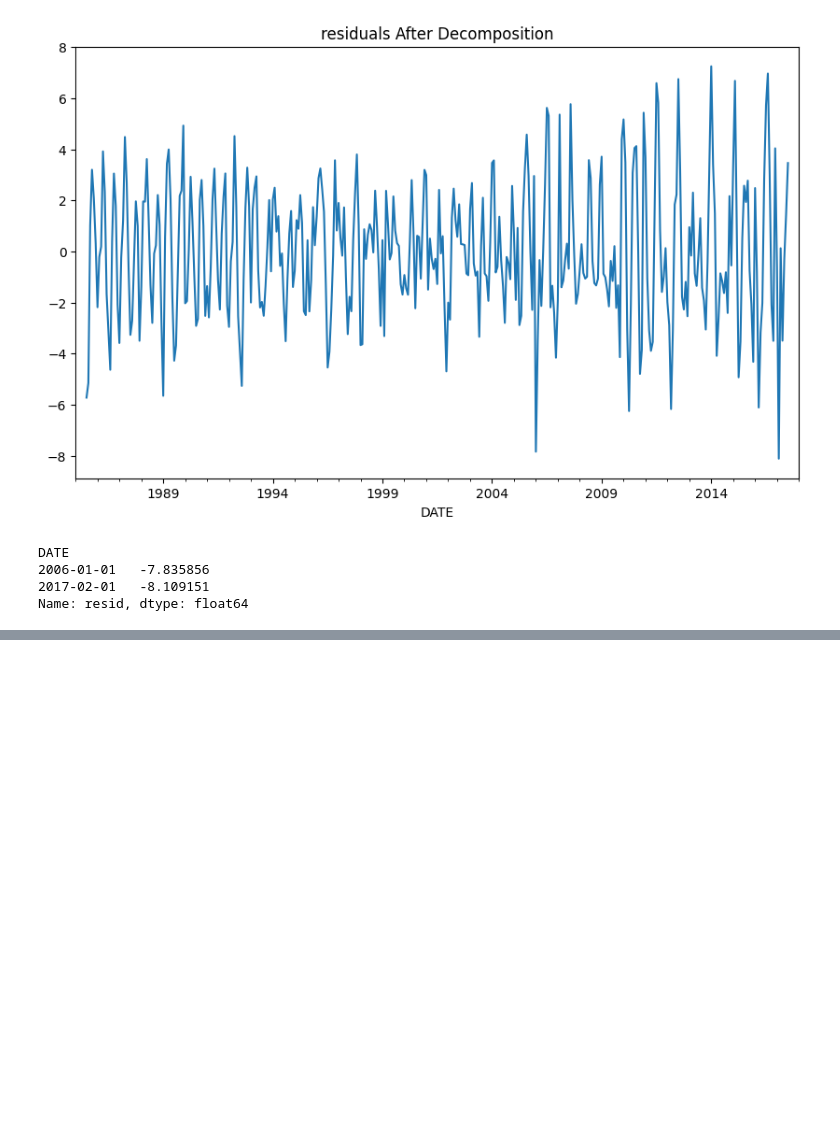
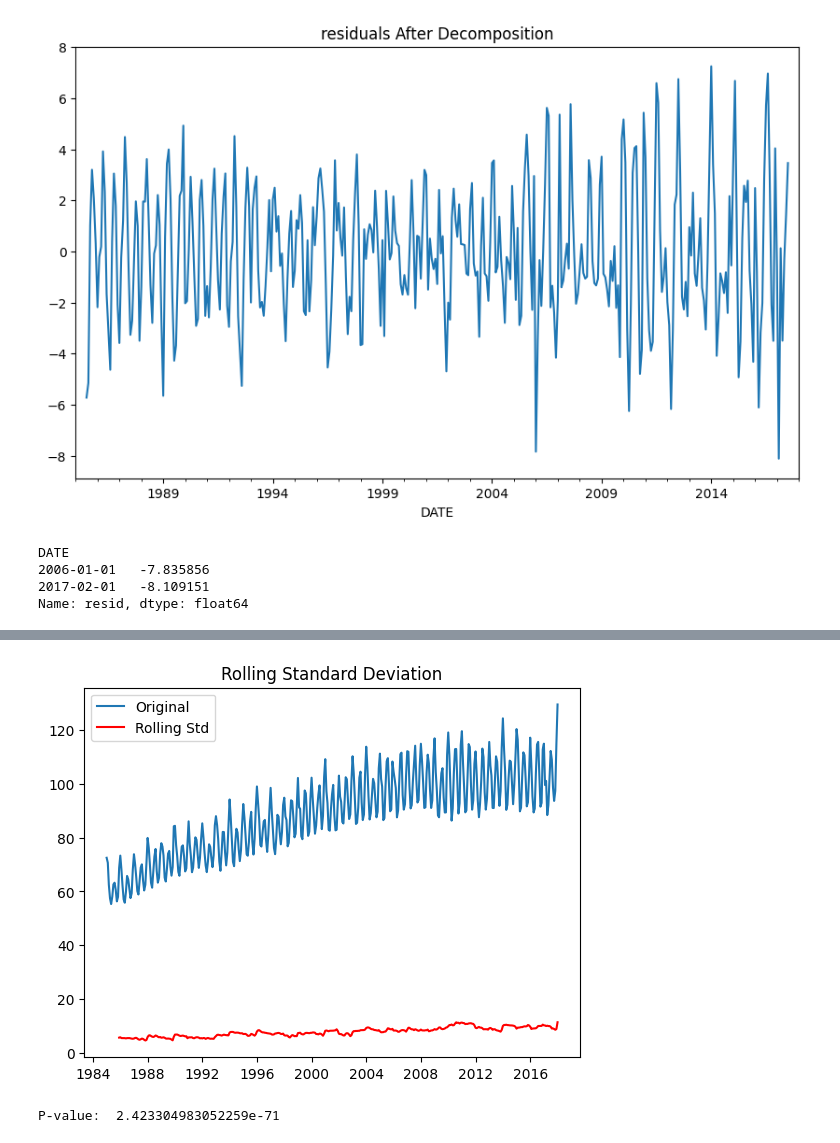
Before and after one commit to injilashah/TSD, a Jupyter notebook: starter_pack.ipynb, the cells around one changed output, grey strips where cells are left out. Drawn from its saved outputs; the diff is of its cells as text; code cells hidden in the pictures; blank space fills up the shorter version.

```diff
--- a/starter_pack.ipynb
+++ b/starter_pack.ipynb
@@ -102,0 +120,17 @@ Name: resid, dtype: float64
+# %%
+# checking for variance
+rolling_std = tdf["IPG2211A2N"].rolling(window=12).std()
+plt.plot(tdf["IPG2211A2N"], label='Original')
+plt.plot(rolling_std, label='Rolling Std', color='red')
+plt.legend()
+plt.title("Rolling Standard Deviation")
+plt.show()
+# %% [output]
+[figure, added]
+# %%
+# ARCH test
+from statsmodels.stats.diagnostic import het_arch
+arch_test = het_arch(tdf["IPG2211A2N"].dropna())
+print("P-value: ", arch_test[1])
+# %% [output]
+P-value:  2.423304983052259e-71
```
Also changed, not shown: parts of 27 cells of this notebook.
